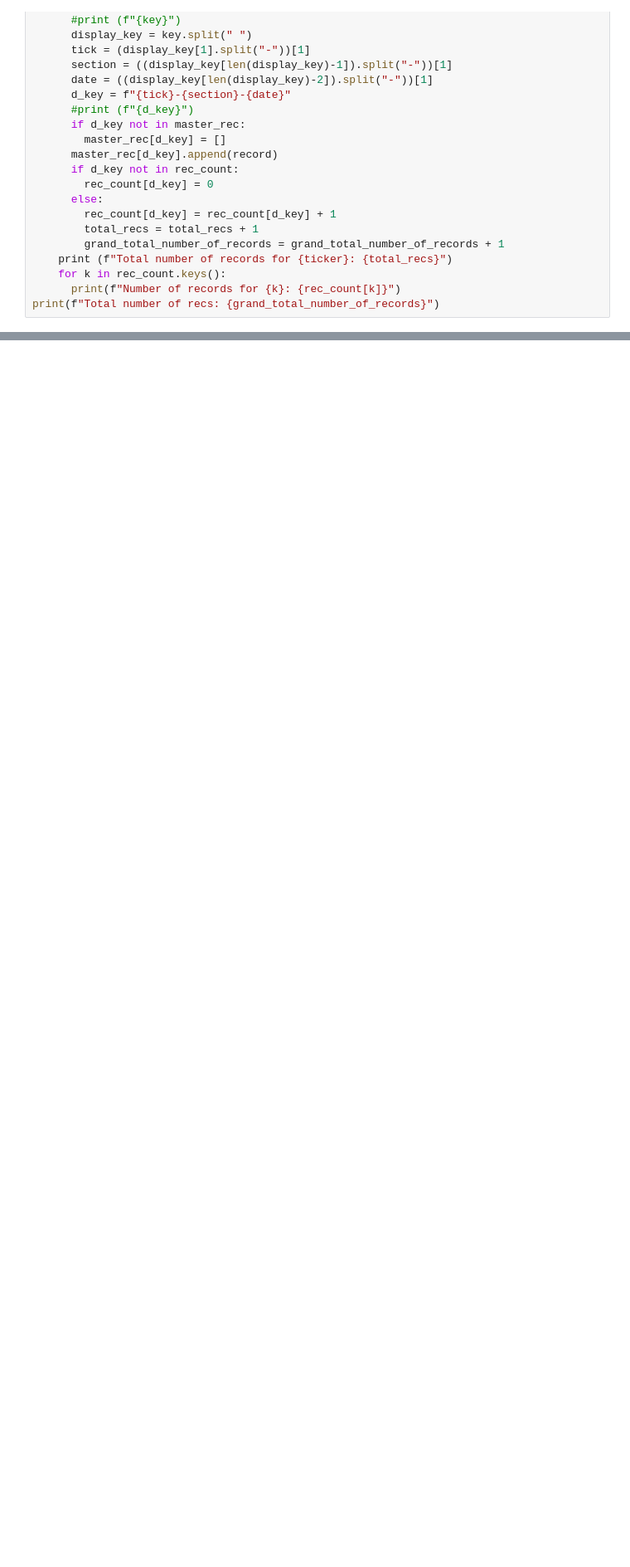
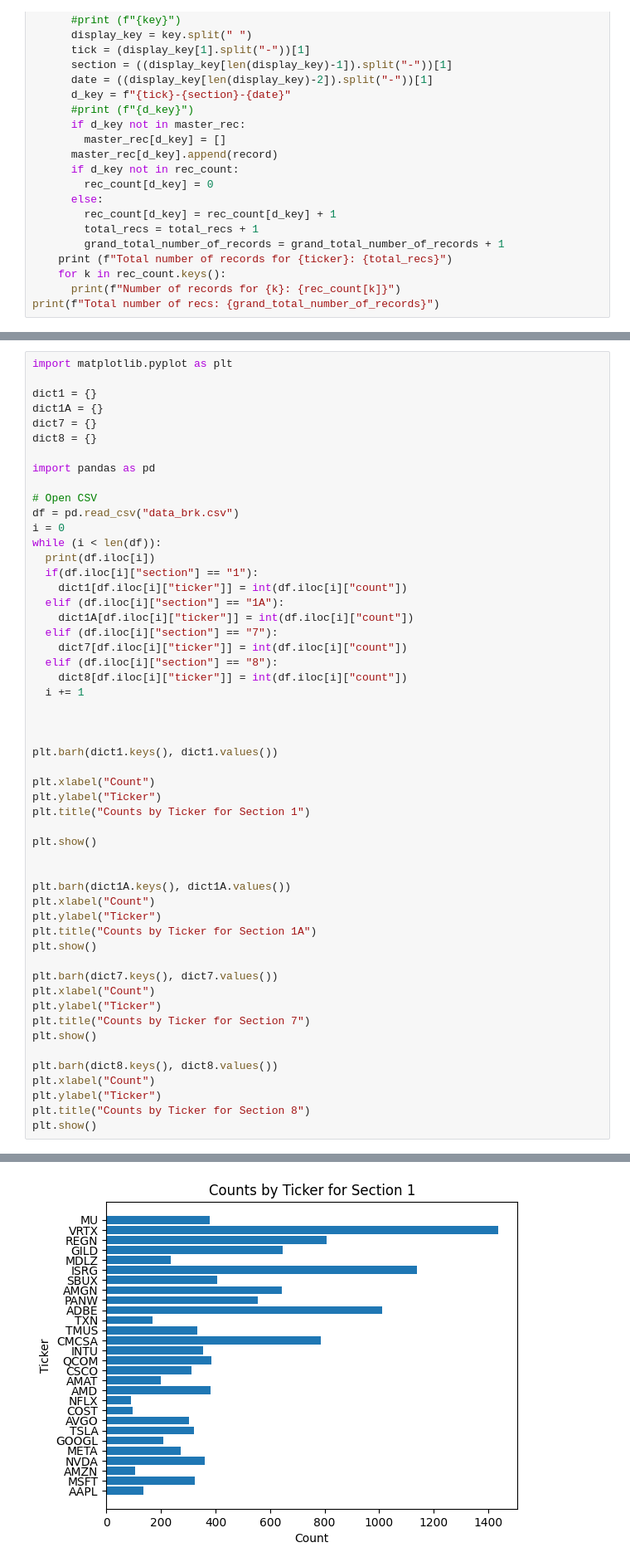
Before and after one commit to mvashi-sonic/AICapstoneProj, a Jupyter notebook: batch_working_capstone_proj_data.ipynb, the cells around one changed output, grey strips where cells are left out. Shown at 83% size. Drawn from its saved outputs; the diff is of its cells as text; blank space fills up the shorter version.

```diff
--- a/batch_working_capstone_proj_data.ipynb
+++ b/batch_working_capstone_proj_data.ipynb
@@ -1213,0 +1297,54 @@ Last
+# %%
+import matplotlib.pyplot as plt
+
+dict1 = {}
+dict1A = {}
+dict7 = {}
+dict8 = {}
+
+import pandas as pd
+
+# Open CSV
+df = pd.read_csv("data_brk.csv")
+i = 0
+while (i < len(df)):
+  print(df.iloc[i])
+  if(df.iloc[i]["section"] == "1"):
+    dict1[df.iloc[i]["ticker"]] = int(df.iloc[i]["count"])
+  elif (df.iloc[i]["section"] == "1A"):
+    dict1A[df.iloc[i]["ticker"]] = int(df.iloc[i]["count"])
+  elif (df.iloc[i]["section"] == "7"):
+    dict7[df.iloc[i]["ticker"]] = int(df.iloc[i]["count"])
+  elif (df.iloc[i]["section"] == "8"):
+    dict8[df.iloc[i]["ticker"]] = int(df.iloc[i]["count"])
+  i += 1
+
+
+
+plt.barh(dict1.keys(), dict1.values())
+
+plt.xlabel("Count")
+plt.ylabel("Ticker")
+plt.title("Counts by Ticker for Section 1")
+
+plt.show()
+
+
+plt.barh(dict1A.keys(), dict1A.values())
+plt.xlabel("Count")
+plt.ylabel("Ticker")
+plt.title("Counts by Ticker for Section 1A")
+plt.show()
+
+plt.barh(dict7.keys(), dict7.values())
+plt.xlabel("Count")
+plt.ylabel("Ticker")
+plt.title("Counts by Ticker for Section 7")
+plt.show()
+
+plt.barh(dict8.keys(), dict8.values())
+plt.xlabel("Count")
+plt.ylabel("Ticker")
+plt.title("Counts by Ticker for Section 8")
+plt.show()
+# %% [output]
@@ -1213,0 +1368 @@ Last
+[figure, added]
```
Also changed, not shown: parts of 17 cells of this notebook.
